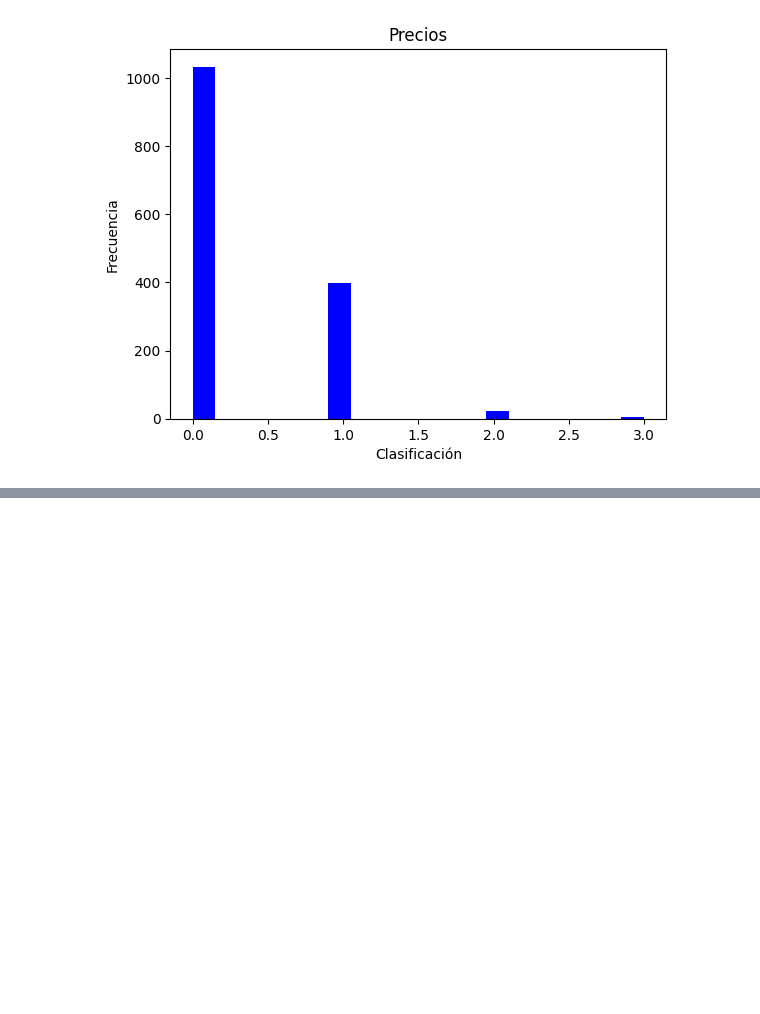
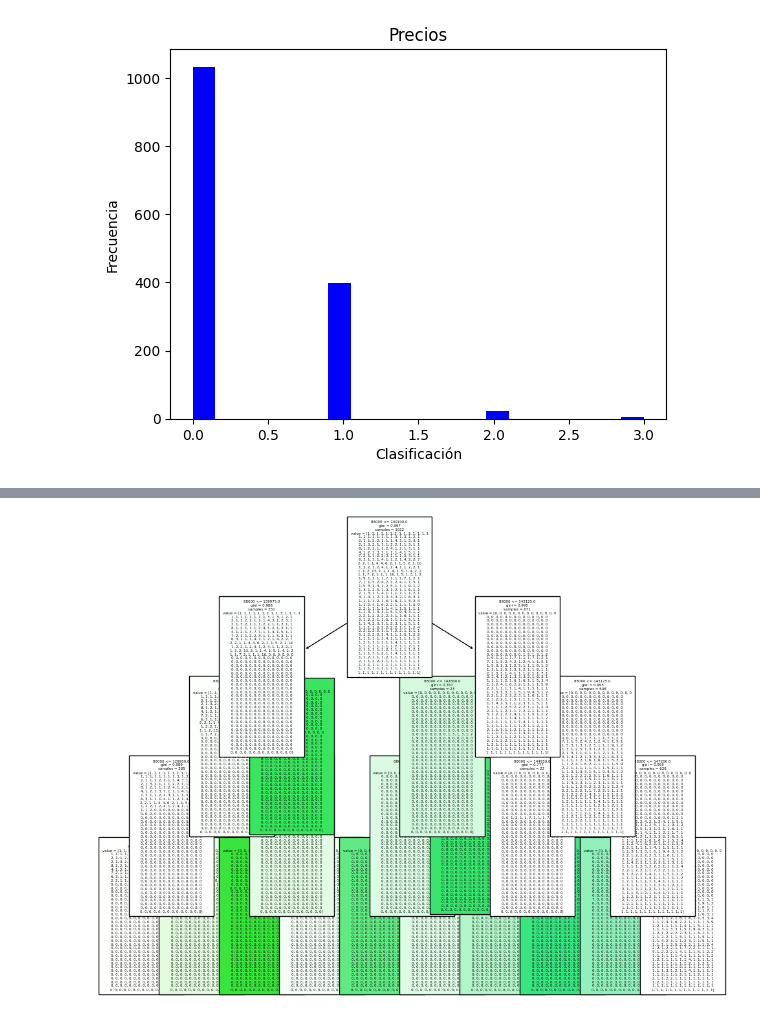
Before and after one commit to Javier19-cmd/Hoja4-Miner-a, a Jupyter notebook: Hoja4.ipynb, the cells around one changed output, grey strips where cells are left out. Cells and saved outputs as stored; diff of their text form; code cells hidden in the pictures; blank space fills up the shorter version.

```diff
--- a/Hoja4.ipynb
+++ b/Hoja4.ipynb
@@ -589,0 +590,41 @@ Name: Clasificacion, Length: 1460, dtype: int64
+# %%
+from sklearn import tree
+import matplotlib.pyplot as plt
+# from sklearn.datasets import load_iris
+from pandas import read_csv, DataFrame, factorize
+from sklearn.model_selection import train_test_split
+
+# Cargar y limpiar el conjunto de datos
+data = read_csv('archivo_clasificado.csv')
+data = data.replace(to_replace='',value=0)
+data = data.fillna(0)
+cat = data.select_dtypes(include=['object']).columns.to_list()
+num = data.select_dtypes(include=['number']).columns.to_list()
+x = DataFrame()
+x[num] = data[num]
+x[cat] = data[cat].apply(lambda x: factorize(x)[0])
+X = x.drop('Precio', axis=1)
+y = data['Precio']
+
+# print(x.shape)
+# print(y.shape)
+# print(X)
+
+# Divide los datos en conjuntos de entrenamiento y prueba
+X_train, X_test, y_train, y_test = train_test_split(X, y, test_size=0.3, random_state=0)
+
+# Crea un clasificador de árbol de decisión
+clf = tree.DecisionTreeClassifier(max_depth=4)
+
+# Entrena el clasificador en el conjunto de entrenamiento
+clf.fit(X_train, y_train)
+
+
+# Obtiene los nombres de las clases
+class_names = [str(i) for i in  clf.classes_ ]
+# print(class_names)
+# ye = ['u' for i in range(len(class_names))]
+
+fig, ax = plt.subplots(figsize=(12, 8))
+tree.plot_tree(clf, filled=True, fontsize=4, feature_names=class_names)
+# %% [output]
@@ -589,0 +648 @@ Name: Clasificacion, Length: 1460, dtype: int64
+[figure, added]
```
Also changed, not shown: parts of 10 cells of this notebook, 1 other file.
